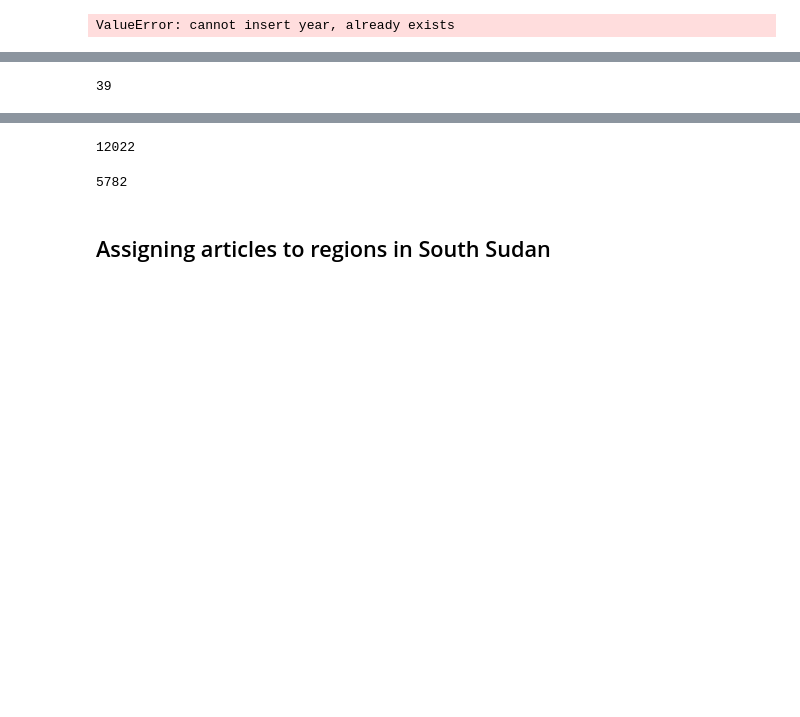
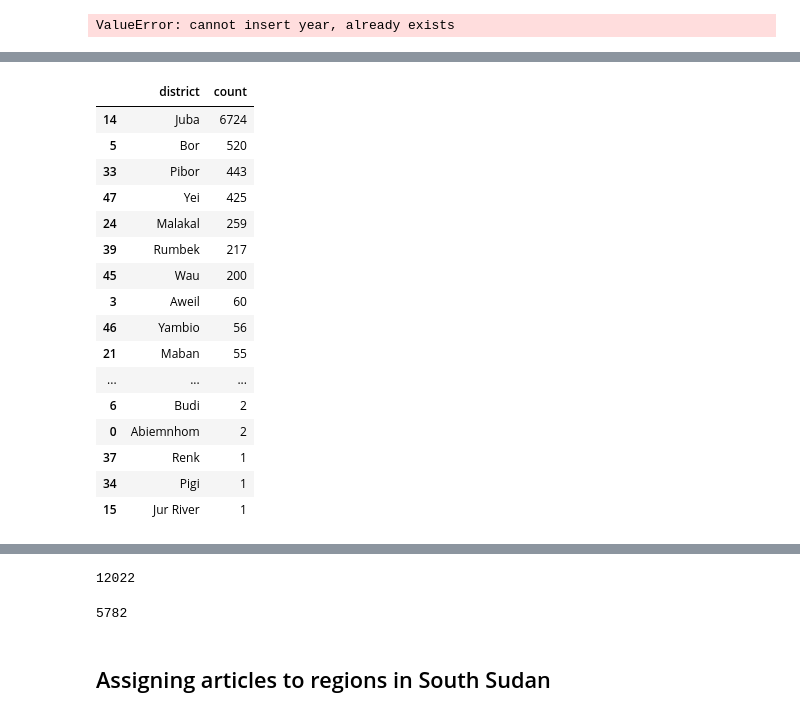
Before and after one commit to EKarasevnl/DC3-Group-13, a Jupyter notebook: EDA_news_articles.ipynb, the cells around one changed output, grey strips where cells are left out. Saved outputs shown, nothing was run; the diff lists cells and outputs as text; code cells hidden in the pictures; blank space fills up the shorter version.

```diff
--- a/EDA_news_articles.ipynb
+++ b/EDA_news_articles.ipynb
@@ -337,4 +362,20 @@ plt.show()
-# %%
-len(missing_data_per_year[missing_data_per_year['missing_count'] == 0])
-# %% [output]
-39
+# %%
+df_news_districted[['district']].groupby(['district']).size().reset_index(name='count').sort_values(by='count', ascending=False)
+# %% [output]
+|  | district | count |
+| 14 | Juba | 6724 |
+| 5 | Bor | 520 |
+| 33 | Pibor | 443 |
+| 47 | Yei | 425 |
+| 24 | Malakal | 259 |
+| 39 | Rumbek | 217 |
+| 45 | Wau | 200 |
+| 3 | Aweil | 60 |
+| 46 | Yambio | 56 |
+| 21 | Maban | 55 |
+| ... | ... | ... |
+| 6 | Budi | 2 |
+| 0 | Abiemnhom | 2 |
+| 37 | Renk | 1 |
+| 34 | Pigi | 1 |
+| 15 | Jur River | 1 |
```
Also changed, not shown: parts of 15 cells of this notebook, 1 other file.
